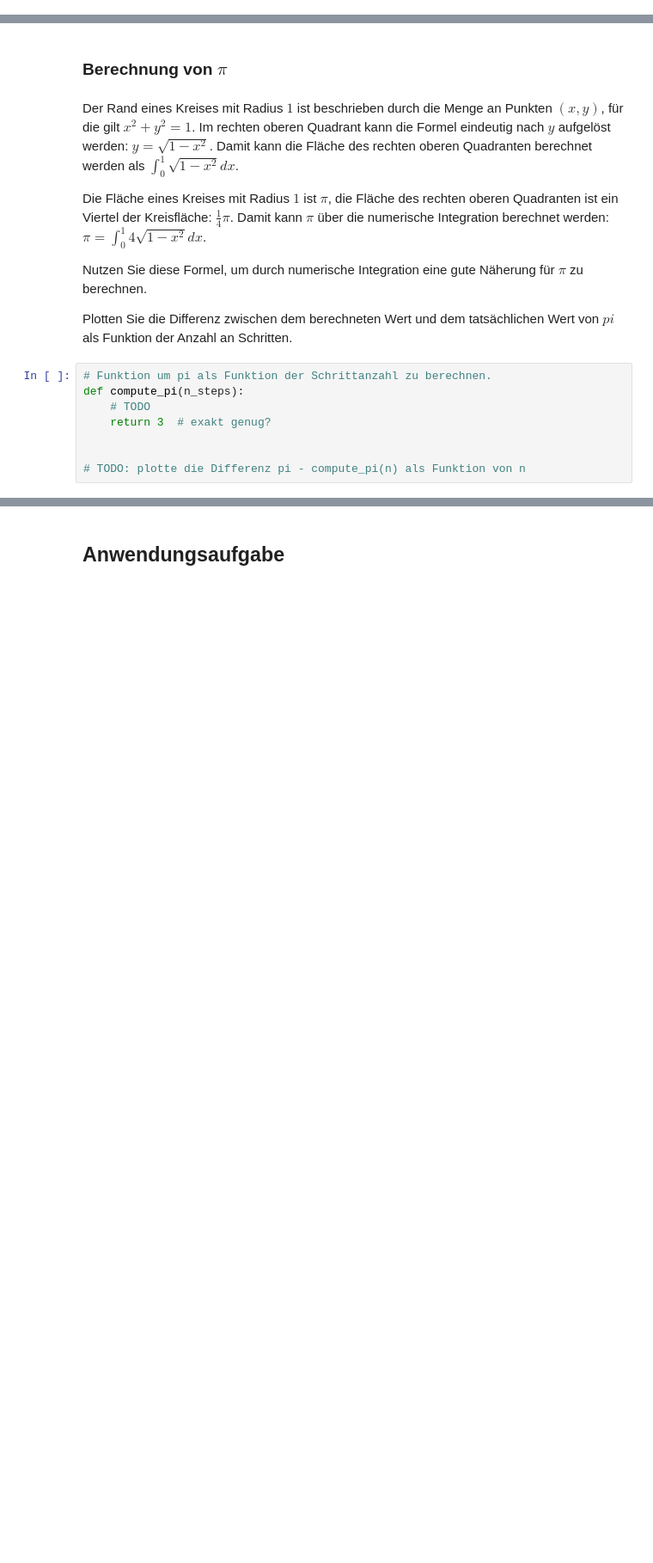
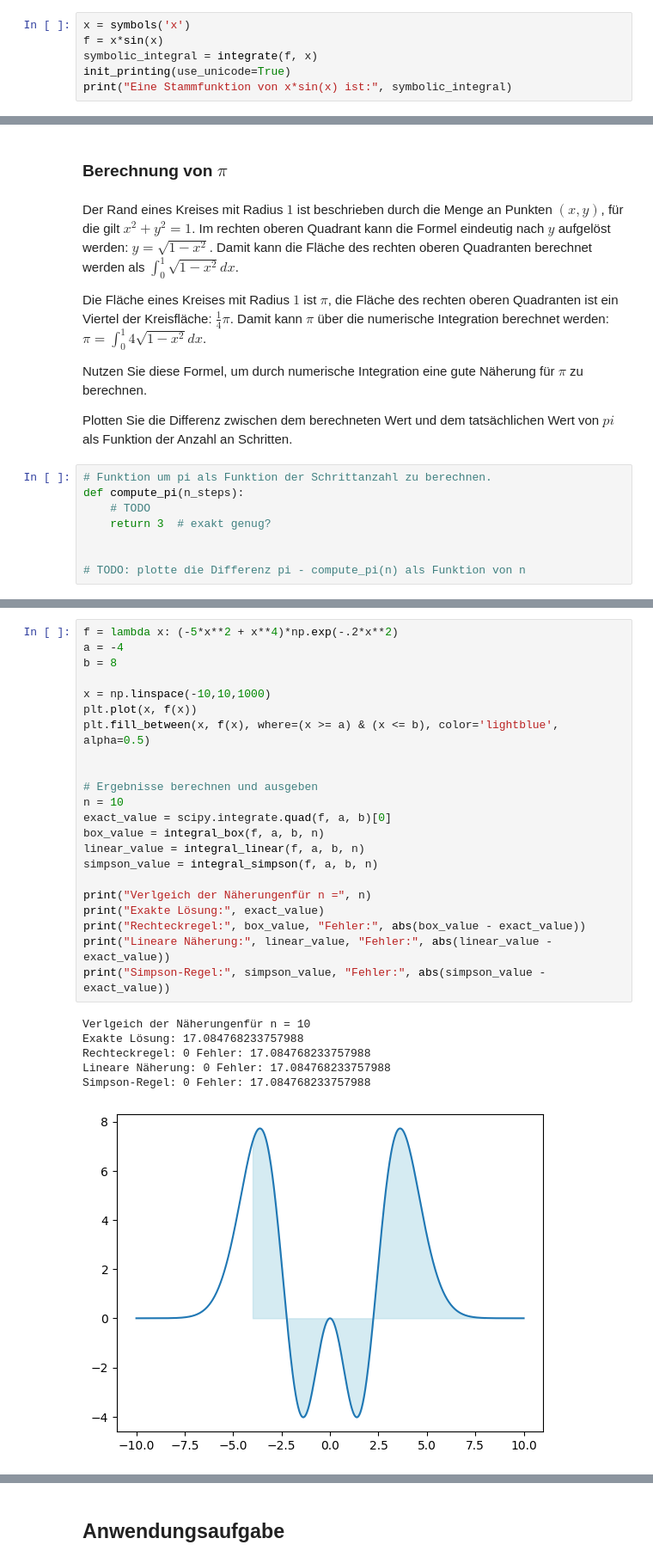
Before and after one commit to tokrelo/hso-mathe, a Jupyter notebook: mathe2/06-integralrechnung.ipynb, the cells around one changed output, grey strips where cells are left out. Shown at 86% size. Saved outputs shown, nothing was run; the diff lists cells and outputs as text; blank space fills up the shorter version.

```diff
--- a/mathe2/06-integralrechnung.ipynb
+++ b/mathe2/06-integralrechnung.ipynb
@@ -13,0 +28,6 @@ import scipy
+# %%
+x = symbols('x')
+f = x*sin(x)
+symbolic_integral = integrate(f, x)
+init_printing(use_unicode=True)
+print("Eine Stammfunktion von x*sin(x) ist:", symbolic_integral)
@@ -54,0 +144,29 @@ def compute_pi(n_steps):
+# %%
+f = lambda x: (-5*x**2 + x**4)*np.exp(-.2*x**2)
+a = -4
+b = 8
+
+x = np.linspace(-10,10,1000)
+plt.plot(x, f(x))
+plt.fill_between(x, f(x), where=(x >= a) & (x <= b), color='lightblue', alpha=0.5)
+
+
+# Ergebnisse berechnen und ausgeben
+n = 10
+exact_value = scipy.integrate.quad(f, a, b)[0]
+box_value = integral_box(f, a, b, n)
+linear_value = integral_linear(f, a, b, n)
+simpson_value = integral_simpson(f, a, b, n)
+
+print("Verlgeich der Näherungenfür n =", n)
+print("Exakte Lösung:", exact_value)
+print("Rechteckregel:", box_value, "Fehler:", abs(box_value - exact_value))
+print("Lineare Näherung:", linear_value, "Fehler:", abs(linear_value - exact_value))
+print("Simpson-Regel:", simpson_value, "Fehler:", abs(simpson_value - exact_value))
+# %% [output]
+Verlgeich der Näherungenfür n = 10
+Exakte Lösung: 17.084768233757988
+Rechteckregel: 0 Fehler: 17.084768233757988
+Lineare Näherung: 0 Fehler: 17.084768233757988
+Simpson-Regel: 0 Fehler: 17.084768233757988
+[figure, added]
```
Also changed, not shown: parts of 22 cells of this notebook.
